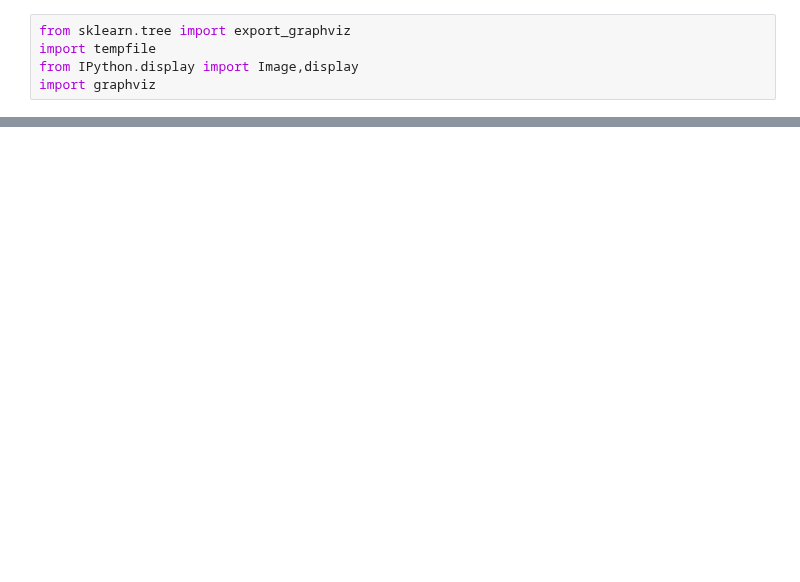
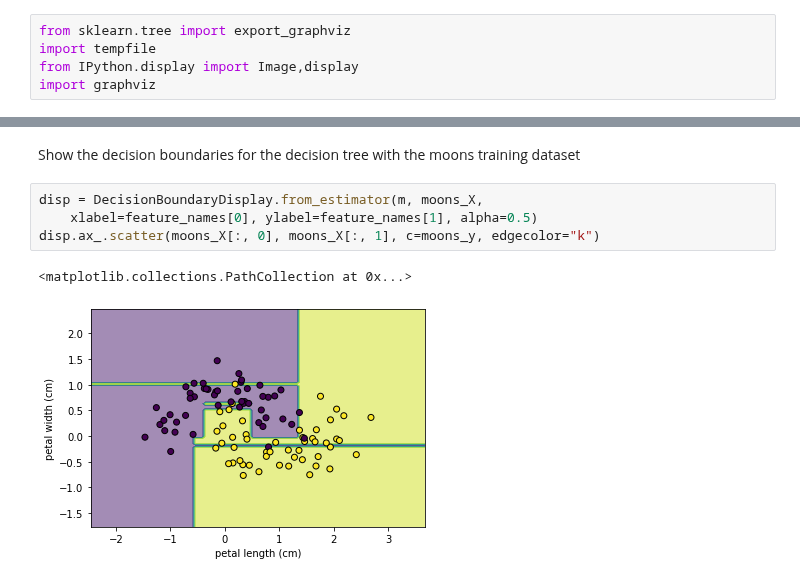
Before and after one commit to kms15/reading_notes, a Jupyter notebook: handsonml2e/handson-ml2-06.ipynb, the cells around one changed output, grey strips where cells are left out. Cells and saved outputs as stored; diff of their text form; blank space fills up the shorter version.

```diff
--- a/handsonml2e/handson-ml2-06.ipynb
+++ b/handsonml2e/handson-ml2-06.ipynb
@@ -30,0 +65,9 @@ with tempfile.NamedTemporaryFile('w+t', suffix=".dot") as dotfile, \
+# %% [markdown]
+Show the decision boundaries for the decision tree with the moons training dataset
+# %%
+disp = DecisionBoundaryDisplay.from_estimator(m, moons_X,
+    xlabel=feature_names[0], ylabel=feature_names[1], alpha=0.5)
+disp.ax_.scatter(moons_X[:, 0], moons_X[:, 1], c=moons_y, edgecolor="k")
+# %% [output]
+<matplotlib.collections.PathCollection at 0x...>
+[figure, added]
```
Also changed, not shown: parts of 34 cells of this notebook, 1 other file.
